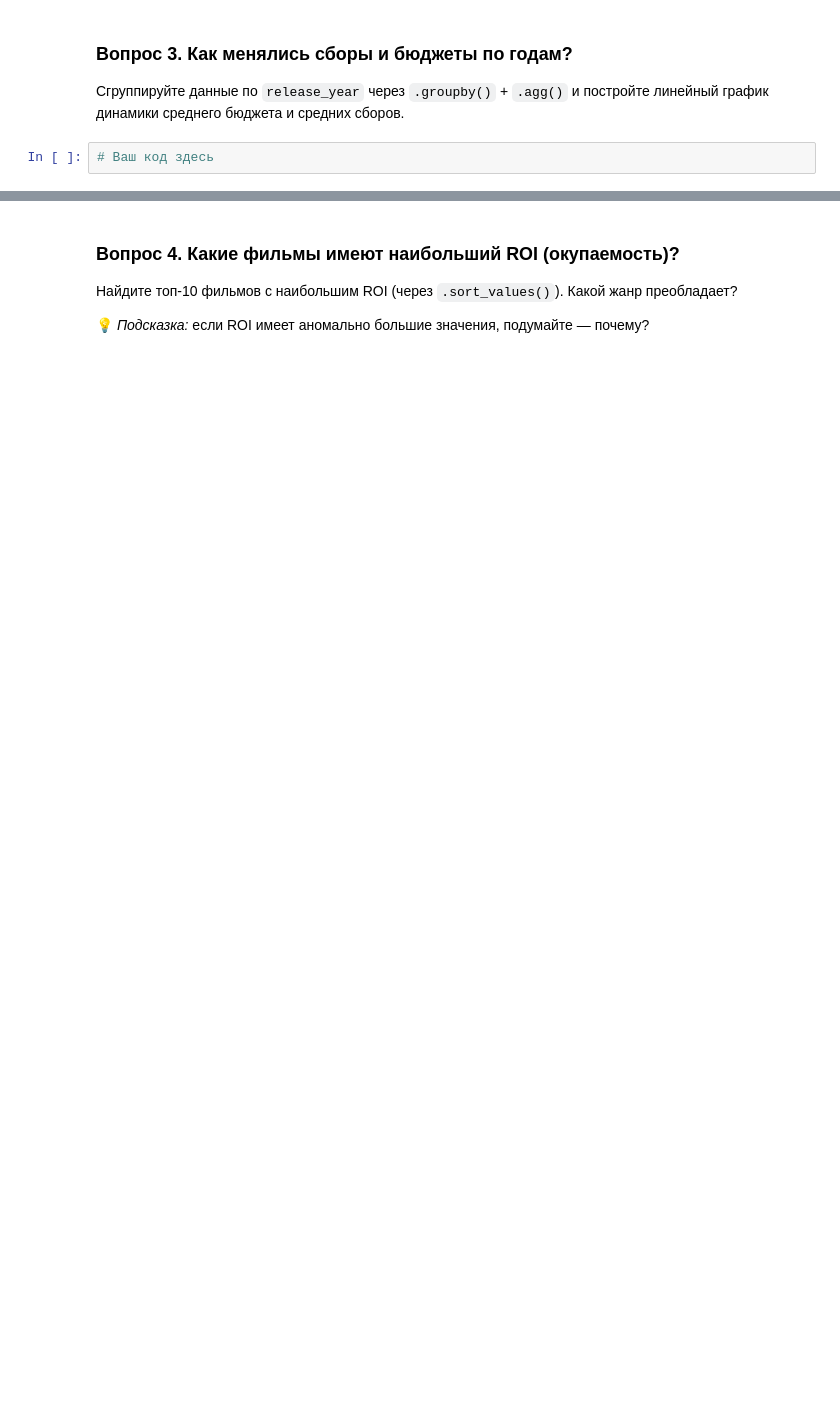
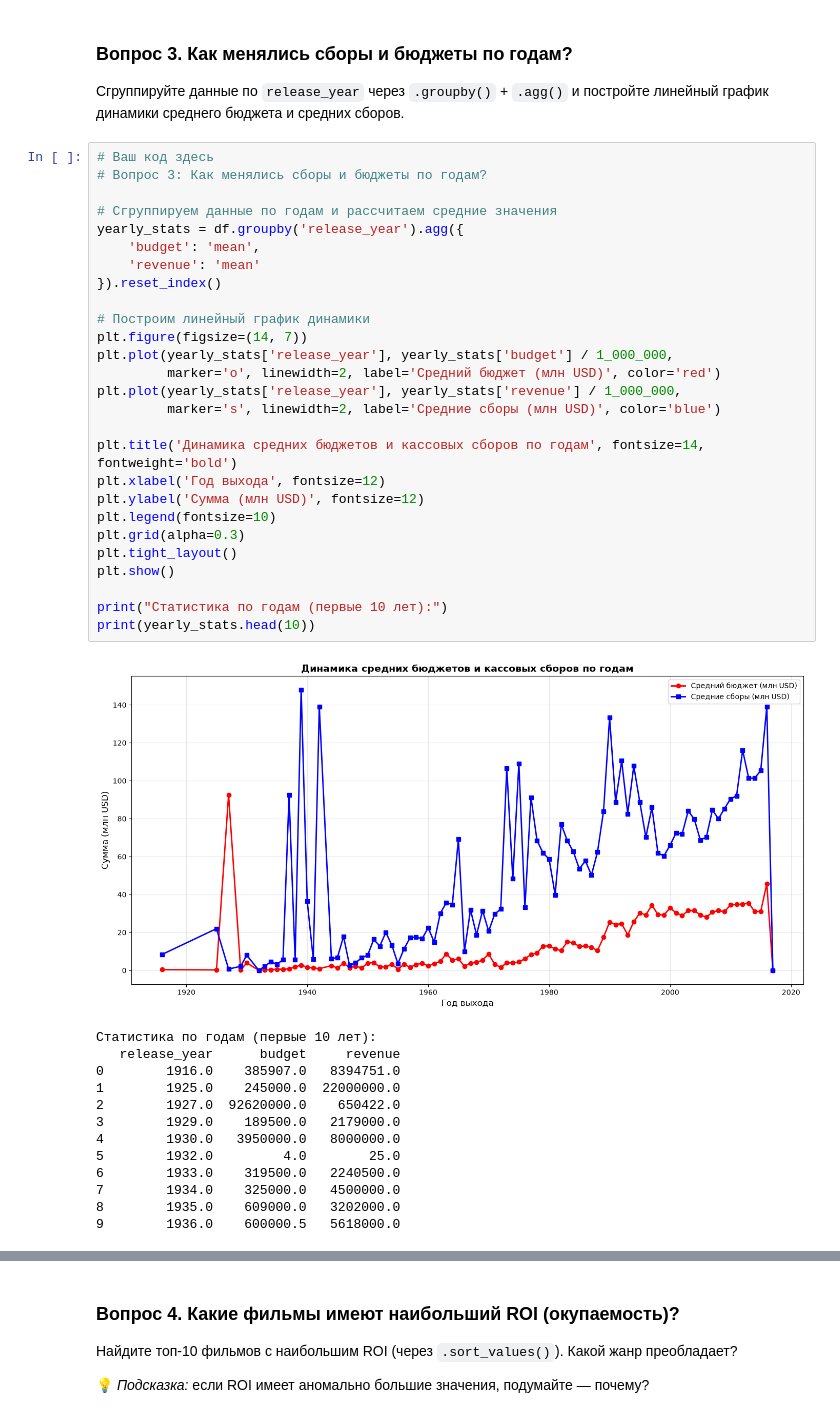
Before and after one commit to eignat88/ntology_STPY-81_w11-main, a Jupyter notebook: final_project_tmdb.ipynb, the cells around one changed output, grey strips where cells are left out. Cells and saved outputs as stored; diff of their text form; blank space fills up the shorter version.

```diff
--- a/final_project_tmdb.ipynb
+++ b/final_project_tmdb.ipynb
@@ -366,6 +442,45 @@ runtime                  106.87          103.00            3.87
 Сгруппируйте данные по ``release_year`` через ``.groupby()`` + ``.agg()`` и постройте линейный график динамики среднего бюджета и средних сборов.
 # %%
 # Ваш код здесь
+# Вопрос 3: Как менялись сборы и бюджеты по годам?
+
+# Сгруппируем данные по годам и рассчитаем средние значения
+yearly_stats = df.groupby('release_year').agg({
+    'budget': 'mean',
+    'revenue': 'mean'
+}).reset_index()
+
+# Построим линейный график динамики
+plt.figure(figsize=(14, 7))
+plt.plot(yearly_stats['release_year'], yearly_stats['budget'] / 1_000_000,
+         marker='o', linewidth=2, label='Средний бюджет (млн USD)', color='red')
+plt.plot(yearly_stats['release_year'], yearly_stats['revenue'] / 1_000_000,
+         marker='s', linewidth=2, label='Средние сборы (млн USD)', color='blue')
+
+plt.title('Динамика средних бюджетов и кассовых сборов по годам', fontsize=14, fontweight='bold')
+plt.xlabel('Год выхода', fontsize=12)
+plt.ylabel('Сумма (млн USD)', fontsize=12)
+plt.legend(fontsize=10)
+plt.grid(alpha=0.3)
+plt.tight_layout()
+plt.show()
+
+print("Статистика по годам (первые 10 лет):")
+print(yearly_stats.head(10))
+# %% [output]
+[figure, added]
+Статистика по годам (первые 10 лет):
+   release_year      budget     revenue
+0        1916.0    385907.0   8394751.0
+1        1925.0    245000.0  22000000.0
+2        1927.0  92620000.0    650422.0
+3        1929.0    189500.0   2179000.0
+4        1930.0   3950000.0   8000000.0
+5        1932.0         4.0        25.0
+6        1933.0    319500.0   2240500.0
+7        1934.0    325000.0   4500000.0
+8        1935.0    609000.0   3202000.0
+9        1936.0    600000.5   5618000.0
 # %% [markdown]
 **Вывод:**
 
```
Also changed, not shown: parts of 12 cells of this notebook.
